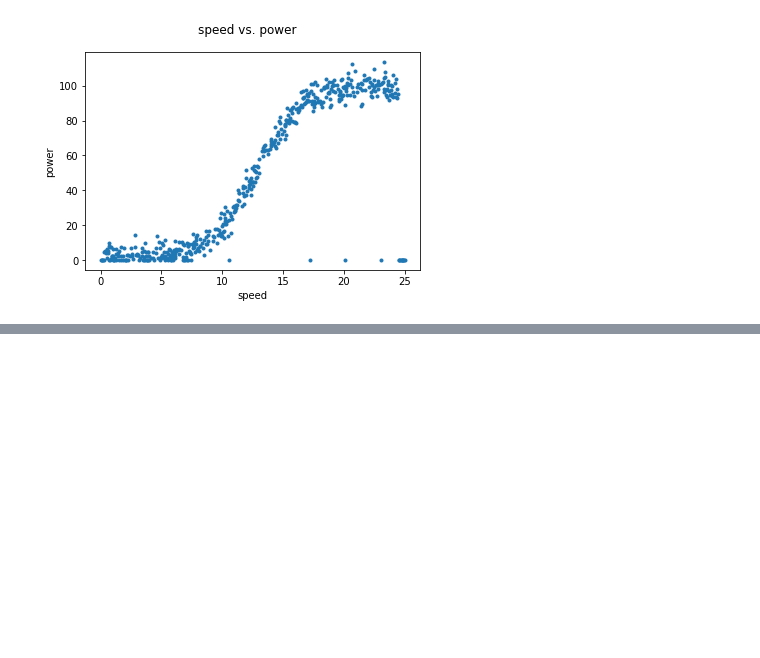
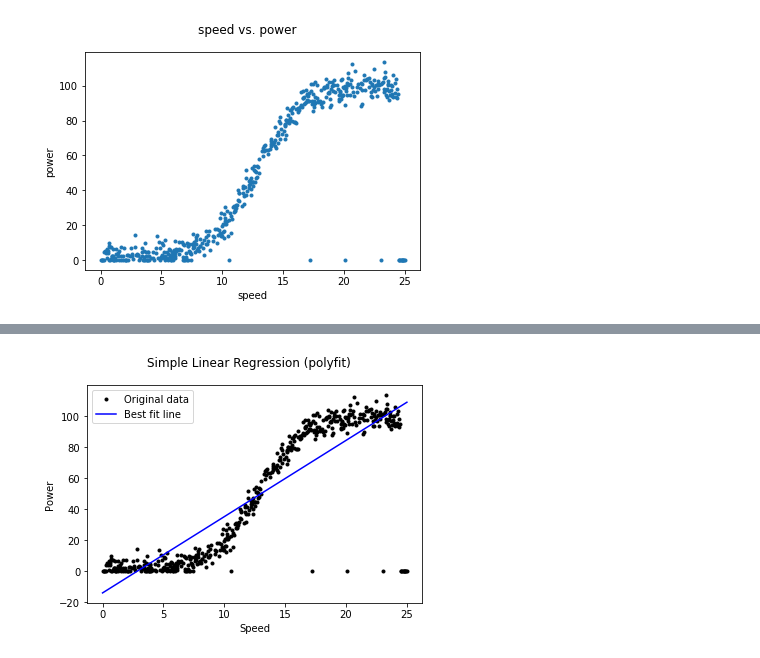
Before and after one commit to ashleycampion/GMIT_fundamentals_of_data_analysis_module, a Jupyter notebook: Project.ipynb, the cells around one changed output, grey strips where cells are left out. Cells and saved outputs as stored; diff of their text form; code cells hidden in the pictures; blank space fills up the shorter version.

```diff
--- a/Project.ipynb
+++ b/Project.ipynb
@@ -48,0 +126,18 @@ We can immediately see that we are dealing with a [Sigmoid-like function](https:
+# %%
+# this time will will simply use numpy's polyfit method
+m, c = np.polyfit(df[columns[0]], df[columns[1]], 1)
+
+
+plt.plot(df[columns[0]], df[columns[1]], 'k.', label='Original data')
+plt.plot(df[columns[0]], m * df[columns[0]] + c, 'b-', label='Best fit line')
+
+# Add axis labels and a legend.
+plt.suptitle("Simple Linear Regression (polyfit)")
+plt.xlabel('Speed')
+plt.ylabel('Power')
+plt.legend()
+
+# Show the plot.
+plt.show()
+# %% [output]
+[figure, added]
```
Also changed, not shown: parts of 11 cells of this notebook.
